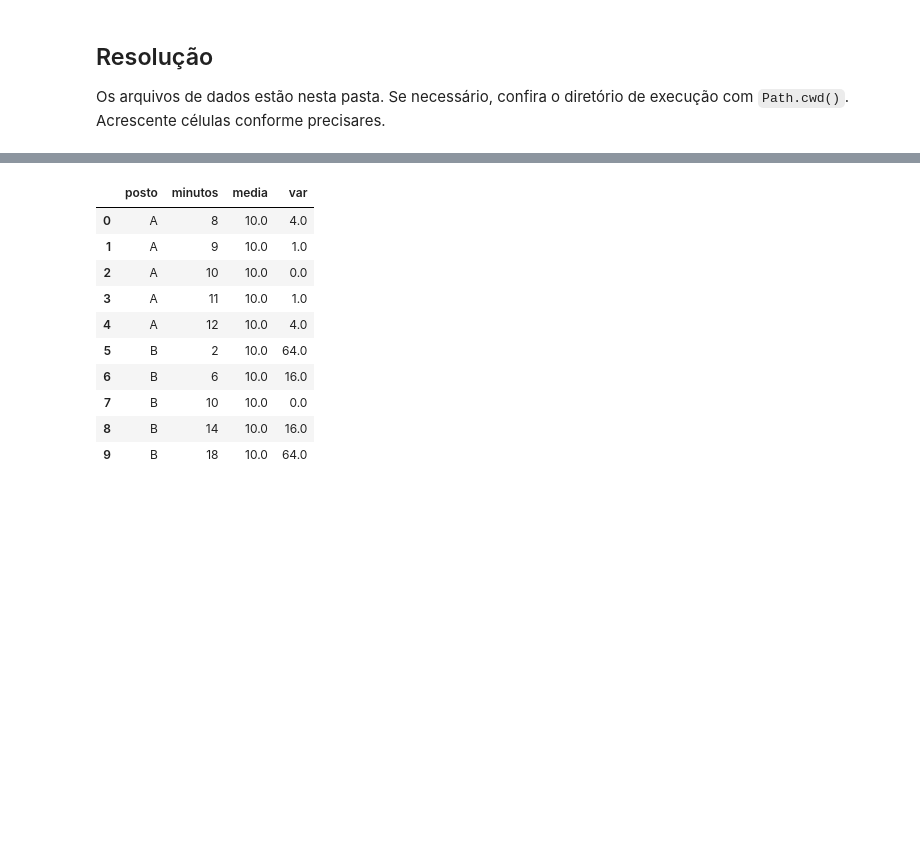
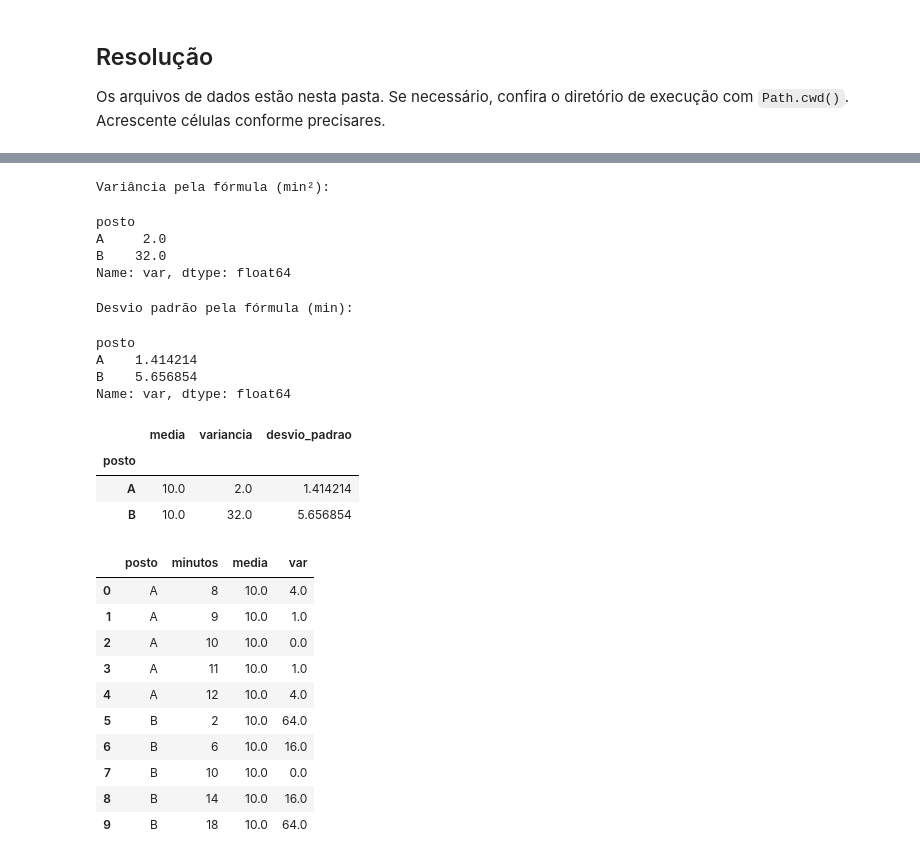
Before and after one commit to MiguelFreire-bit/56-dias-de-python-para-ciencia-de-dados, a Jupyter notebook: Planner_56_dias/dia_04/resolucao.ipynb, the cells around one changed output, grey strips where cells are left out. Saved outputs shown, nothing was run; the diff lists cells and outputs as text; code cells hidden in the pictures; blank space fills up the shorter version.

```diff
--- a/Planner_56_dias/dia_04/resolucao.ipynb
+++ b/Planner_56_dias/dia_04/resolucao.ipynb
@@ -84,3 +45,83 @@ np.float64(17.0)
+# %%
+import pandas as pd
+
+
+# ■■■ LEITURA DOS DADOS
+
+dados_postos = pd.read_csv('filas.csv')
+
+
+# ■■■ MEDIDAS POPULACIONAIS PELA FÓRMULA
+
+# ====== Média de cada posto
+
+# ------ A média do grupo é atribuída a cada linha do posto.
+dados_postos['media'] = (
+    dados_postos
+    .groupby('posto')['minutos']
+    .transform('mean')
+)
+
+
+# ====== Variância com divisor n
+
+# ------ Calcula o quadrado do desvio em relação à média do posto.
+dados_postos['var'] = (
+    dados_postos['minutos'] - dados_postos['media']
+) ** 2
+
+# ------ A média dos quadrados dos desvios corresponde à variância.
+variancia_por_posto = (
+    dados_postos
+    .groupby('posto')['var']
+    .mean()
+)
+
+
+# ====== Desvio padrão
+
+# ------ O desvio padrão é a raiz quadrada da variância.
+desvio_por_posto = variancia_por_posto ** 0.5
+
+print('Variância pela fórmula (min²):')
+display(variancia_por_posto)
+
+print('Desvio padrão pela fórmula (min):')
+display(desvio_por_posto)
+
+
+# ■■■ MEDIDAS POPULACIONAIS COM PANDAS
+
+# ====== Média, variância e desvio padrão por posto
+
+# ------ ddof é o ajuste aplicado ao divisor: n - ddof.
+# ------ ddof=0 utiliza n; ddof=1 utiliza n - 1.
+comparacao_populacional = (
+    dados_postos
+    .groupby('posto')['minutos']
+    .agg(
+        media='mean',
+        variancia=lambda valores: valores.var(ddof=0),
+        desvio_padrao=lambda valores: valores.std(ddof=0),
+    )
+)
+
+display(comparacao_populacional)
+# %% [output]
+Variância pela fórmula (min²):
+posto
+A     2.0
+B    32.0
+Name: var, dtype: float64
+Desvio padrão pela fórmula (min):
+posto
+A    1.414214
+B    5.656854
+Name: var, dtype: float64
+|  | media | variancia | desvio_padrao |
+| posto |  |  |  |
+| A | 10.0 | 2.0 | 1.414214 |
+| B | 10.0 | 32.0 | 5.656854 |
 # %%
 # 2. Para o posto A, apresente uma tabela com cada tempo, seu desvio em relação à média e o quadrado desse desvio.
 # Use essa tabela para conferir a variância.
```
Also changed, not shown: parts of 4 cells of this notebook.
